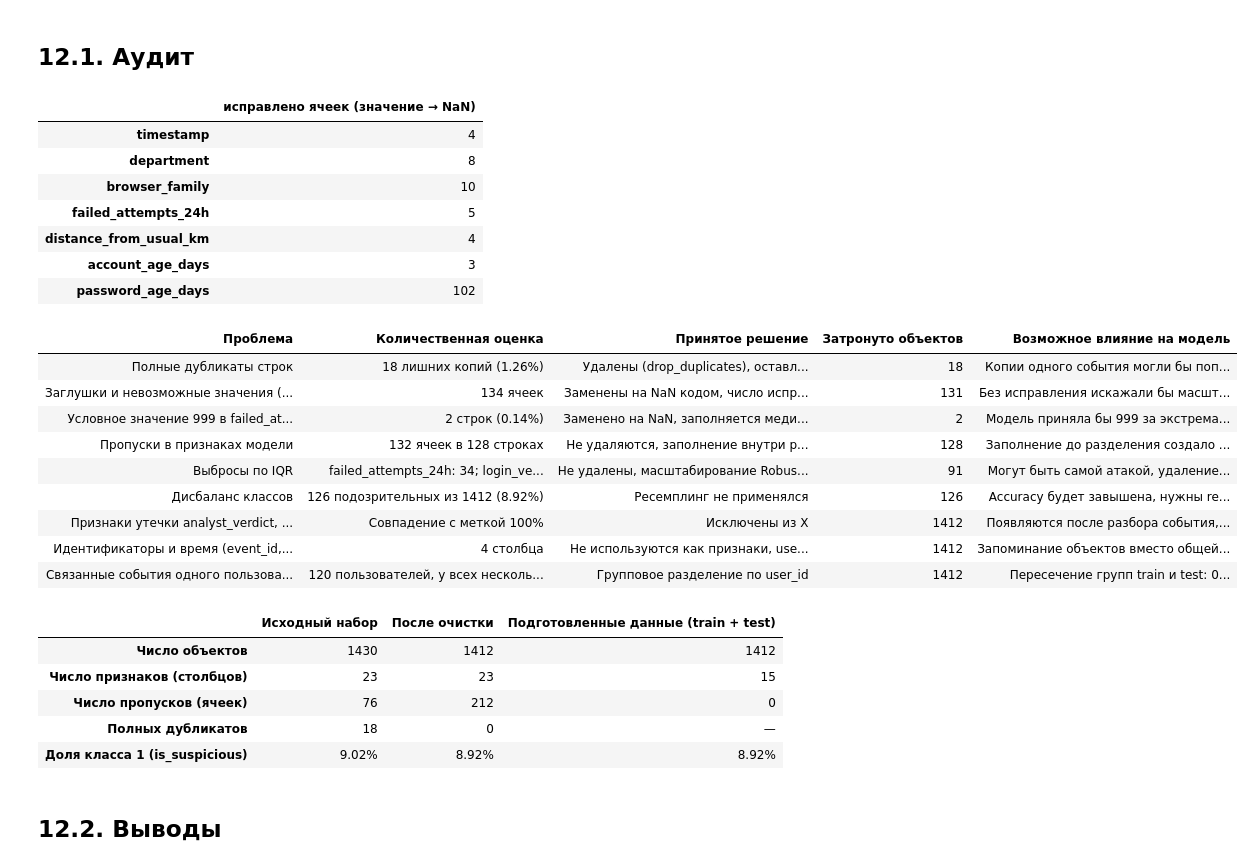
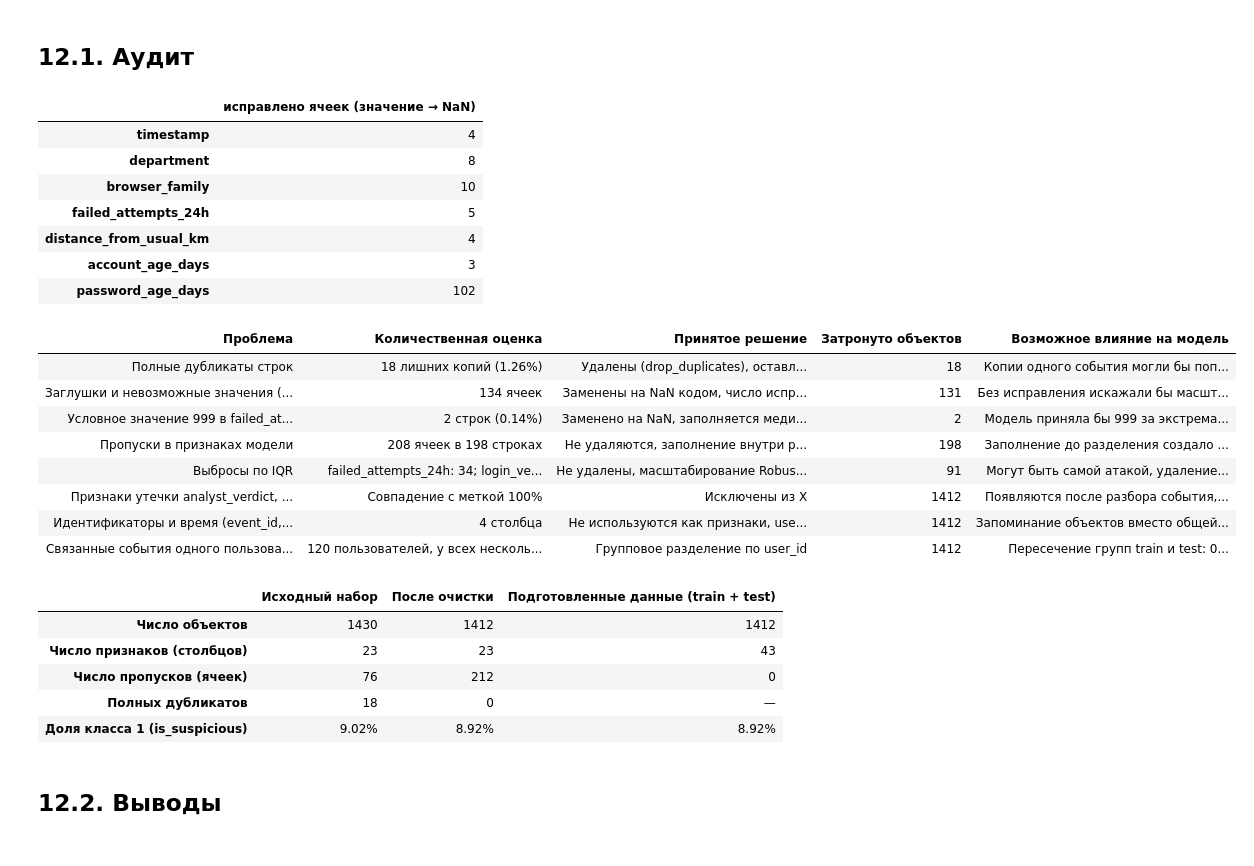
Before and after one commit to mamam111a/7-semester_AI_laboratory-1, a Jupyter notebook: lab01.ipynb, the cells around one changed output. Cells and saved outputs as stored; diff of their text form; code cells hidden in the pictures.

```diff
--- a/lab01.ipynb
+++ b/lab01.ipynb
@@ -1352,7 +1352,7 @@ display(
 # ОТКРЫТЬ КОД
 # ==========================================
 print("=== Отделение X от y и удаление утечек ===")
-leak_cols = ['is_suspicious', 'event_id', 'timestamp', 'analyst_verdict', 'analyst_risk_score']
+leak_cols = ['is_suspicious', 'event_id', 'timestamp', 'analyst_verdict', 'analyst_risk_score','source_ip']
 
 y = df['is_suspicious']
 groups = df['user_id']
@@ -1428,30 +1430,35 @@ X_test:  262 строк
 # ОТКРЫТЬ КОД
 # ==========================================
 
-numeric_features = ['failed_attempts_24h', 'login_velocity_1h', 'account_age_days', 'password_age_days']
-categorical_features = ['department', 'auth_method']
+numeric_features = ['failed_attempts_24h', 'login_velocity_1h', 'account_age_days',
+                    'password_age_days', 'hour', 'distance_from_usual_km']
+categorical_features = ['department', 'auth_method', 'country', 'device_type',
+                        'os_family', 'browser_family']
+binary_features = ['is_weekend', 'known_device', 'new_country', 'vpn_used']
 
-# числовой пайплаан
 numeric_transformer = Pipeline(steps=[
     ('imputer', SimpleImputer(strategy='median')),
     ('scaler', RobustScaler())
 ])
-# категориальный пайплайн
 categorical_transformer = Pipeline(steps=[
     ('imputer', SimpleImputer(strategy='most_frequent')),
     ('onehot', OneHotEncoder(handle_unknown='ignore', sparse_output=False))
 ])
+binary_transformer = Pipeline(steps=[
+    ('imputer', SimpleImputer(strategy='most_frequent'))
+])
 
 preprocessor = ColumnTransformer(transformers=[
     ('num', numeric_transformer, numeric_features),
-    ('cat', categorical_transformer, categorical_features)
+    ('cat', categorical_transformer, categorical_features),
+    ('bin', binary_transformer, binary_features),
 ])
 
 pipeline = Pipeline(steps=[
     ('preprocessor', preprocessor)
 ])
-X_train_processed = pipeline.fit_transform(X_train)  # fit_transform только на train
-X_test_processed = pipeline.transform(X_test)  # transform только на test
+X_train_processed = pipeline.fit_transform(X_train) # fit изучает параметры (медиану, моду, масштаб и категории), а transform применяет их
+X_test_processed = pipeline.transform(X_test)  # только transform применяет уже изученные параметры
 # %% [markdown]
 # 11. Проверка результата преобразования
 # %%
@@ -1575,11 +1582,6 @@ audit = pd.DataFrame([
      'Не удалены, масштабирование RobustScaler',
      n_out_fail + n_out_vel,
      'Могут быть самой атакой, удаление лишило бы модель сигнала'],
-    ['Дисбаланс классов',
-     f'{n_susp} подозрительных из {len(df)} ({class_share.loc[1]}%)',
-     'Ресемплинг не применялся',
-     n_susp,
-     'Accuracy будет завышена, нужны recall, precision, F1'],
     ['Признаки утечки analyst_verdict, analyst_risk_score',
      'Совпадение с меткой 100%',
      'Исключены из X',
@@ -1627,42 +1629,41 @@ comparison = pd.DataFrame({
         int(np.isnan(X_train_processed).sum() + np.isnan(X_test_processed).sum()), '—',
         f'{(y_train.sum() + y_test.sum()) / n_prep * 100:.2f}%'],
 }, index=['Число объектов', 'Число признаков (столбцов)', 'Число пропусков (ячеек)',
           'Полных дубликатов', 'Доля класса 1 (is_suspicious)'])
 display(
     comparison.style
     .set_properties(**{
         'text-align': 'center',
         'vertical-align': 'middle',
         'white-space': 'normal'
     })
     .set_table_styles([
         {'selector': 'th', 'props': [('text-align', 'center'),
                                      ('vertical-align', 'middle'),
                                      ('white-space', 'normal')]}
     ])
 )
 # %% [output]
 |  | исправлено ячеек (значение → NaN) |
 | timestamp | 4 |
 | department | 8 |
 | browser_family | 10 |
 | failed_attempts_24h | 5 |
 | distance_from_usual_km | 4 |
 | account_age_days | 3 |
 | password_age_days | 102 |
 | Проблема | Количественная оценка | Принятое решение | Затронуто объектов | Возможное влияние на модель |
 | Полные дубликаты строк | 18 лишних копий (1.26%) | Удалены (drop_duplicates), оставл... | 18 | Копии одного события могли бы поп... |
 | Заглушки и невозможные значения (... | 134 ячеек | Заменены на NaN кодом, число испр... | 131 | Без исправления искажали бы масшт... |
 | Условное значение 999 в failed_at... | 2 строк (0.14%) | Заменено на NaN, заполняется меди... | 2 | Модель приняла бы 999 за экстрема... |
-| Пропуски в признаках модели | 132 ячеек в 128 строках | Не удаляются, заполнение внутри p... | 128 | Заполнение до разделения создало ... |
+| Пропуски в признаках модели | 208 ячеек в 198 строках | Не удаляются, заполнение внутри p... | 198 | Заполнение до разделения создало ... |
 | Выбросы по IQR | failed_attempts_24h: 34; login_ve... | Не удалены, масштабирование Robus... | 91 | Могут быть самой атакой, удаление... |
-| Дисбаланс классов | 126 подозрительных из 1412 (8.92%) | Ресемплинг не применялся | 126 | Accuracy будет завышена, нужны re... |
 | Признаки утечки analyst_verdict, ... | Совпадение с меткой 100% | Исключены из X | 1412 | Появляются после разбора события,... |
 | Идентификаторы и время (event_id,... | 4 столбца | Не используются как признаки, use... | 1412 | Запоминание объектов вместо общей... |
 | Связанные события одного пользова... | 120 пользователей, у всех несколь... | Групповое разделение по user_id | 1412 | Пересечение групп train и test: 0... |
 |  | Исходный набор | После очистки | Подготовленные данные (train + test) |
 | Число объектов | 1430 | 1412 | 1412 |
-| Число признаков (столбцов) | 23 | 23 | 15 |
+| Число признаков (столбцов) | 23 | 23 | 43 |
 | Число пропусков (ячеек) | 76 | 212 | 0 |
 | Полных дубликатов | 18 | 0 | — |
 | Доля класса 1 (is_suspicious) | 9.02% | 8.92% | 8.92% |
```
Also changed, not shown: parts of 5 cells of this notebook, 1 other file.
